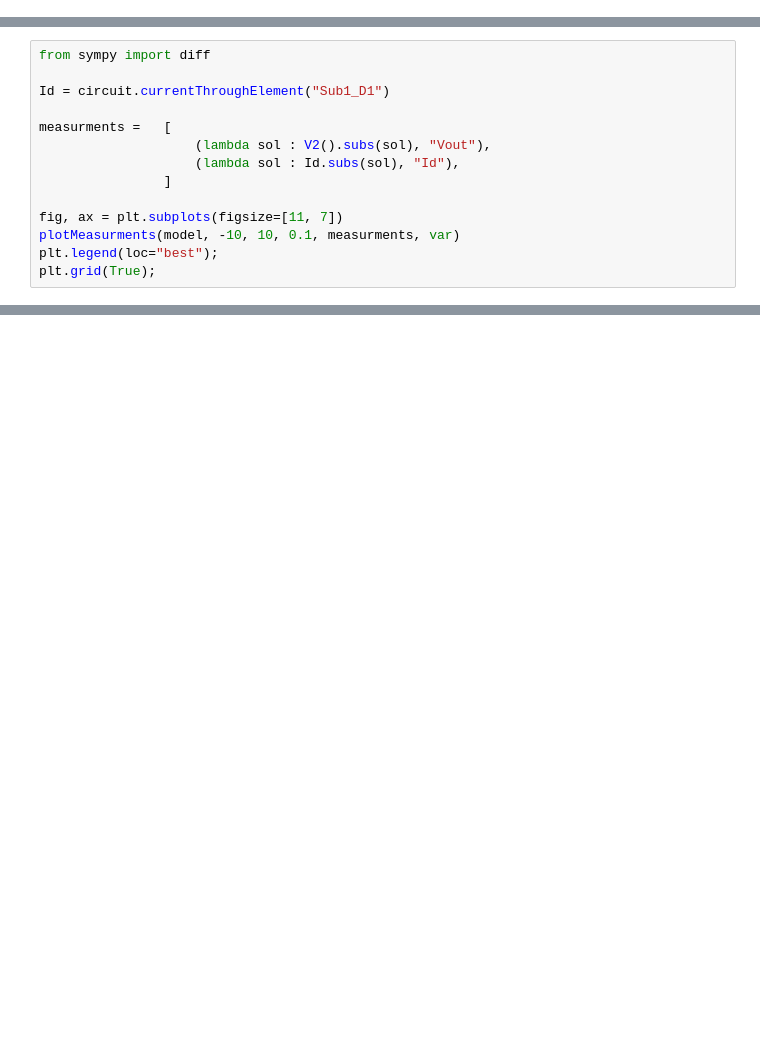
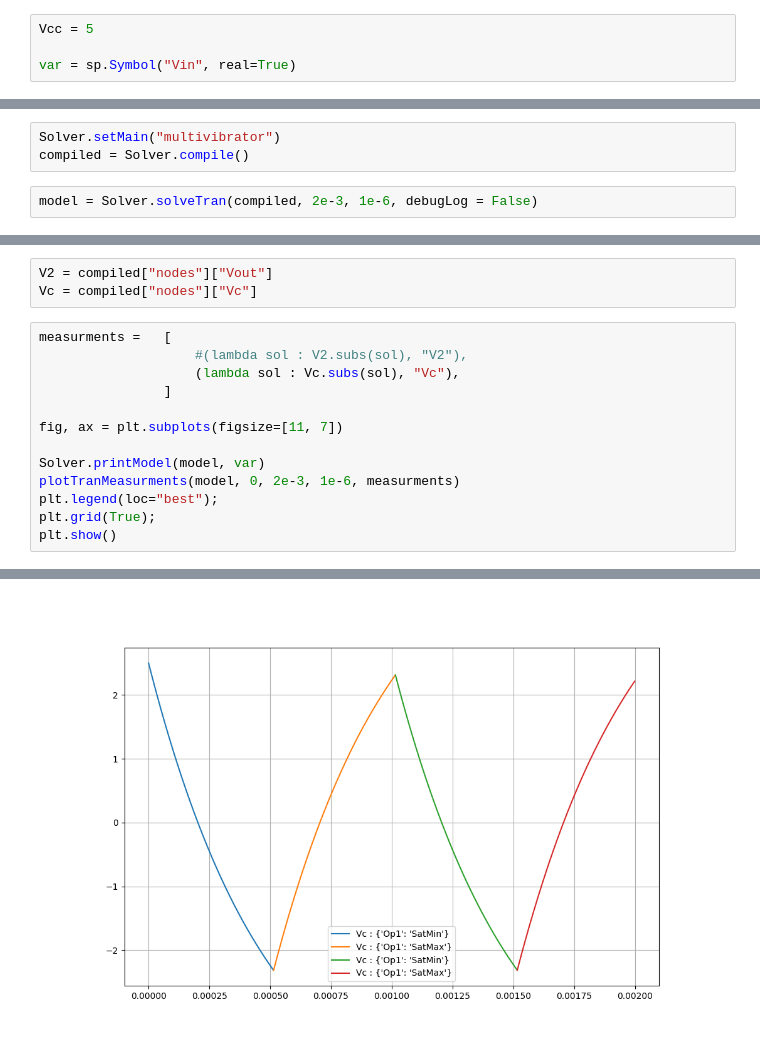
Before and after one commit to Baby1991/Symbolic-Spice, a Jupyter notebook: main.ipynb, the cells around one changed output, grey strips where cells are left out. Cells and saved outputs as stored; diff of their text form; blank space fills up the shorter version.

```diff
--- a/main.ipynb
+++ b/main.ipynb
@@ -99,0 +7,4 @@ Vin ∈ Interval(0.600000000000000, oo)
+# %%
+Vcc = 5
+
+var = sp.Symbol("Vin", real=True)
@@ -99,0 +39,5 @@ Vin ∈ Interval(0.600000000000000, oo)
+# %%
+Solver.setMain("multivibrator")
+compiled = Solver.compile()
+# %%
+model = Solver.solveTran(compiled, 2e-3, 1e-6, debugLog = False)
@@ -100,14 +57,17 @@ Vin ∈ Interval(0.600000000000000, oo)
+# %%
+V2 = compiled["nodes"]["Vout"]
+Vc = compiled["nodes"]["Vc"]
 # %%
-from sympy import diff
-
-Id = circuit.currentThroughElement("Sub1_D1")
-
 measurments =   [
-                    (lambda sol : V2().subs(sol), "Vout"),
-                    (lambda sol : Id.subs(sol), "Id"),
+                    #(lambda sol : V2.subs(sol), "V2"),
+                    (lambda sol : Vc.subs(sol), "Vc"),
                 ]
 
 fig, ax = plt.subplots(figsize=[11, 7])
-plotMeasurments(model, -10, 10, 0.1, measurments, var)
+
+Solver.printModel(model, var)
+plotTranMeasurments(model, 0, 2e-3, 1e-6, measurments)
 plt.legend(loc="best");
 plt.grid(True);
+plt.show()
+# %% [output]
@@ -113,0 +91 @@ plt.grid(True);
+[figure, added]
```
Also changed, not shown: parts of 10 cells of this notebook, 5 other files.
